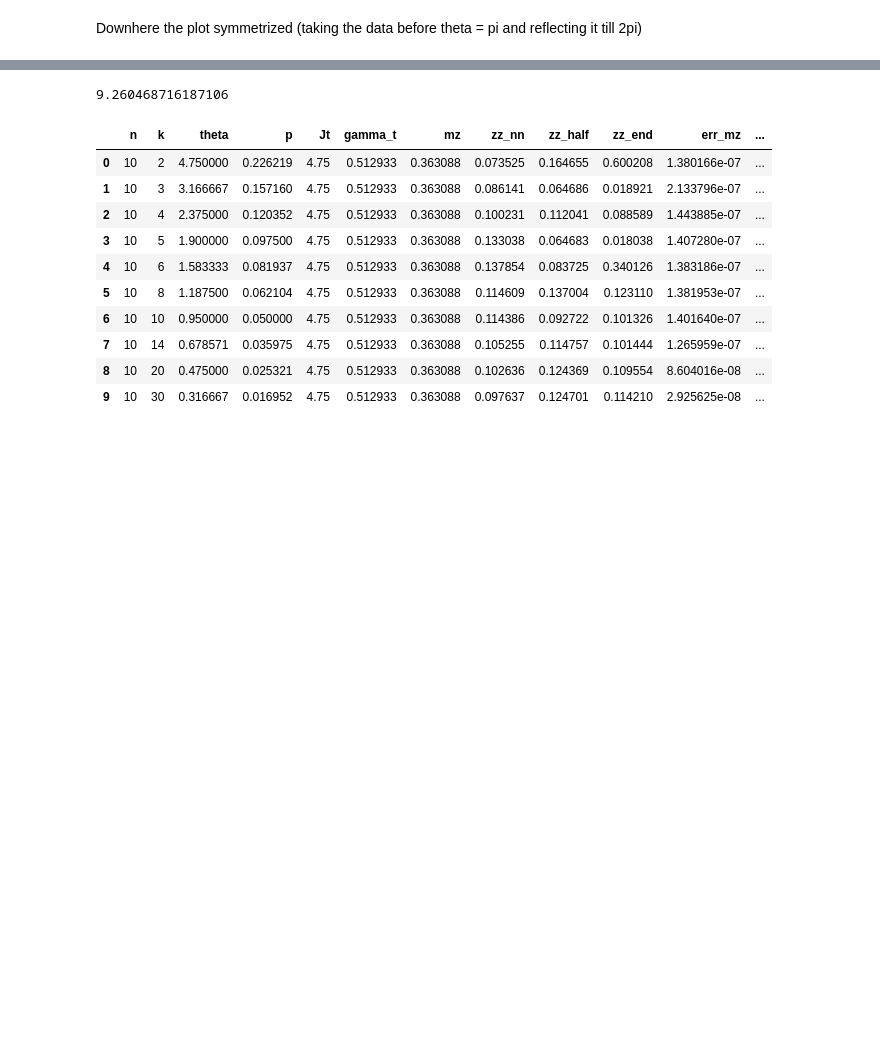
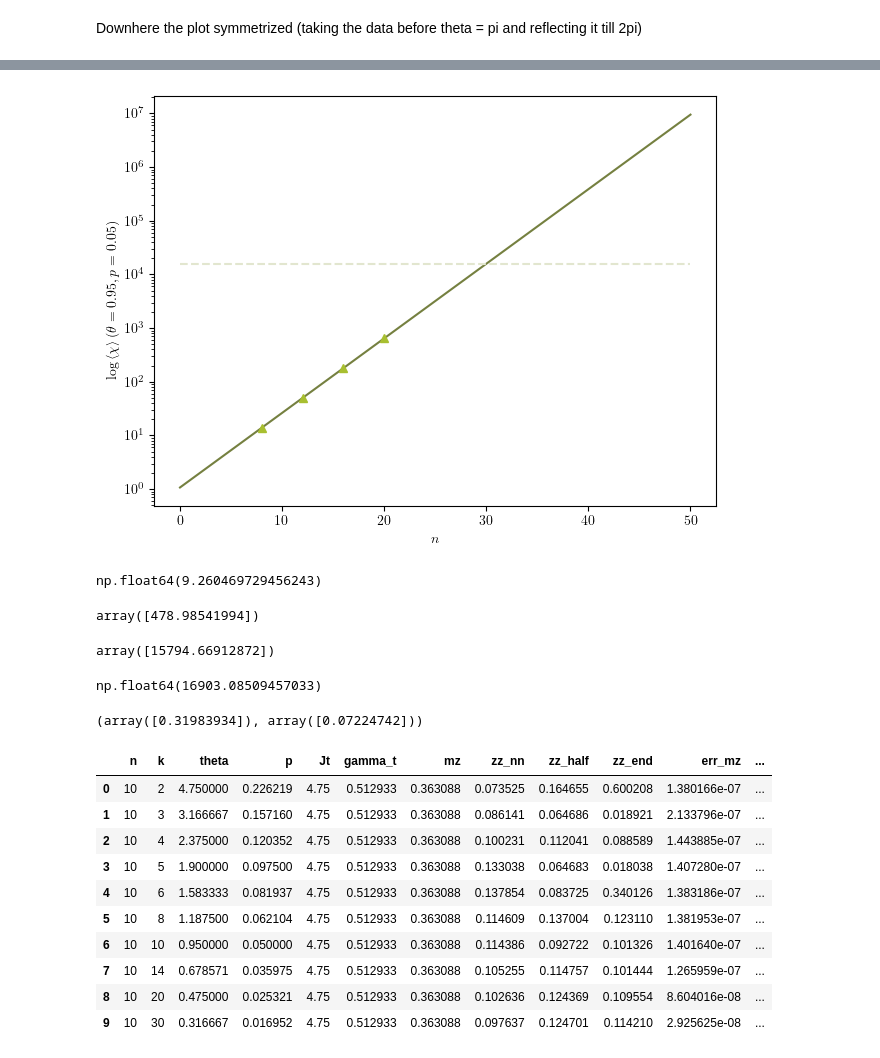
Before and after one commit to bentirher/dmpf_dissipation, a Jupyter notebook: standard_adc/classical_hardness_plot.ipynb, the cells around one changed output, grey strips where cells are left out. Saved outputs shown, nothing was run; the diff lists cells and outputs as text; code cells hidden in the pictures; blank space fills up the shorter version.

```diff
--- a/standard_adc/classical_hardness_plot.ipynb
+++ b/standard_adc/classical_hardness_plot.ipynb
@@ -305,7 +309,63 @@ plt.show()
-# %%
-4.75/0.512933
-# %% [output]
-9.260468716187106
+# %%
+p = 0.05
+theta = 0.95
+size = [8, 12, 16, 20]
+color = "#a8bf30"
+
+chis = []
+for n in size:
+    df = pd.read_csv(f'../results/ckt_map_n{n}/map_n{n}_m{n}.csv')
+    chi = df.loc[(df["theta"] == theta) & (df["p"] == p), "chi_mean"]
+    chis.append(chi)
+
+B, ln_A = np.polyfit(size, np.log(chis), 1)
+A = np.exp(ln_A)
+
+def y_fit(x):
+    return A * np.exp(B * x)
+
+x = np.linspace(0,50,100)
+plt.plot(x, y_fit(x), color = "#758040", linestyle = "solid")
+plt.plot(size, chis, color = color, marker = "^", linestyle = "none")
+plt.plot(x, y_fit(30)*np.ones(len(x)), linestyle = "dashed", color = "#e2e6cf")
+
+plt.xlabel("$n$")
+plt.ylabel(f"$\\log \\left\\langle \\chi \\right\\rangle (\\theta = {theta}, p = {p})$")
+plt.yscale("log")
+plt.tight_layout()
+plt.savefig(f"../results/bond_dimension_scaling.png", bbox_inches='tight', transparent = True)
+plt.show()
+# %% [output]
+[figure, added]
+# %%
+p  = 0.05
+theta = 0.95
+ratio = theta/(-2*np.log(1-p))
+ratio
+# %% [output]
+np.float64(9.260469729456243)
+# %%
+n = 30
+chi = y_fit(n)
+mem = 2*2*n*(chi**2)*16
+mem/(10**9)
+# %% [output]
+array([478.98541994])
+# %%
+chi
+# %% [output]
+array([15794.66912872])
+# %%
+mem = 256*(10**9)
+n = 30
+chi = np.sqrt(mem/(16*n*2))
+chi
+# %% [output]
+np.float64(16903.08509457033)
+# %%
+B, ln_A
+# %% [output]
+(array([0.31983934]), array([0.07224742]))
 # %%
 df = pd.read_csv(f'../results/ckt_ksweep/ksweep_n10_n10.csv')
 df
```
Also changed, not shown: parts of 1 cell of this notebook, 6 other files.
